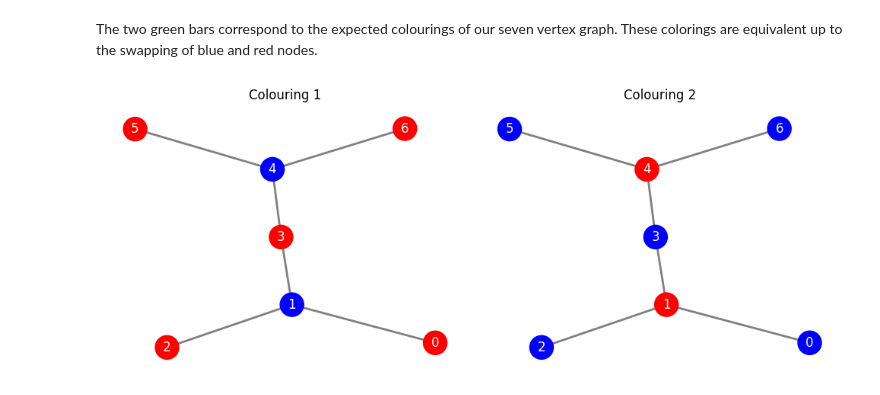
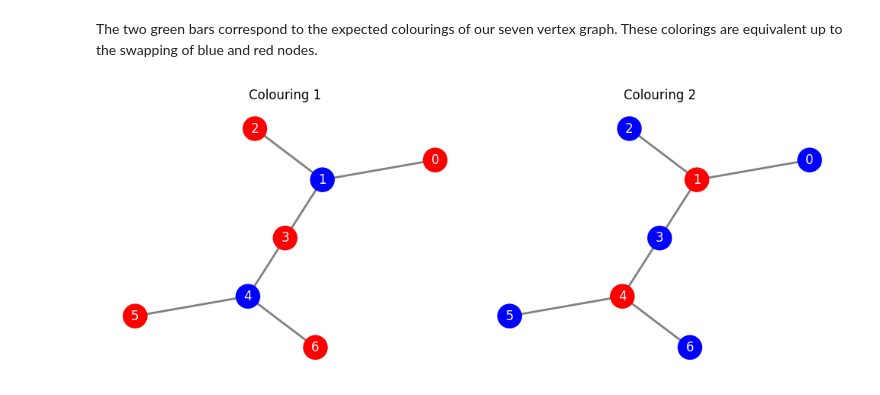
Before and after one commit to Quantinuum/guppylang, a Jupyter notebook: examples/qaoa_maxcut_example.ipynb, the cells around one changed output. Drawn from its saved outputs; the diff is of its cells as text; code cells hidden in the pictures.

Commit message:
use pi constant for angles, fix graph layout

```diff
--- a/examples/qaoa_maxcut_example.ipynb
+++ b/examples/qaoa_maxcut_example.ipynb
@@ -424,7 +426,7 @@ H = nx.Graph()
 H.add_edges_from(max_cut_graph_edges)
 
 # Use same layout for both graphs
-pos = nx.spring_layout(G, seed=42)
+pos = nx.kamada_kawai_layout(G)
 
 fig, axes = plt.subplots(1, 2, figsize=(10, 4))
 
@@ -436,31 +438,31 @@ nx.draw(
     with_labels=True,
     node_color=["red", "blue", "red", "red", "blue", "red", "red"],
     node_size=500,
     edge_color="gray",
     width=2,
     font_size=12,
     font_color="white",
 )
 axes[0].set_title("Colouring 1")
 axes[0].set_axis_off()
 
 # Second colouring
 nx.draw(
     H,
     pos=pos,
     ax=axes[1],
     with_labels=True,
     node_color=["blue", "red", "blue", "blue", "red", "blue", "blue"],
     node_size=500,
     edge_color="gray",
     width=2,
     font_size=12,
     font_color="white",
 )
 axes[1].set_title("Colouring 2")
 axes[1].set_axis_off()
 
 plt.tight_layout()
 plt.show()
 # %% [output]
-[figure, old version]
+[figure, new version]
```
Also changed, not shown: parts of 4 cells of this notebook.
